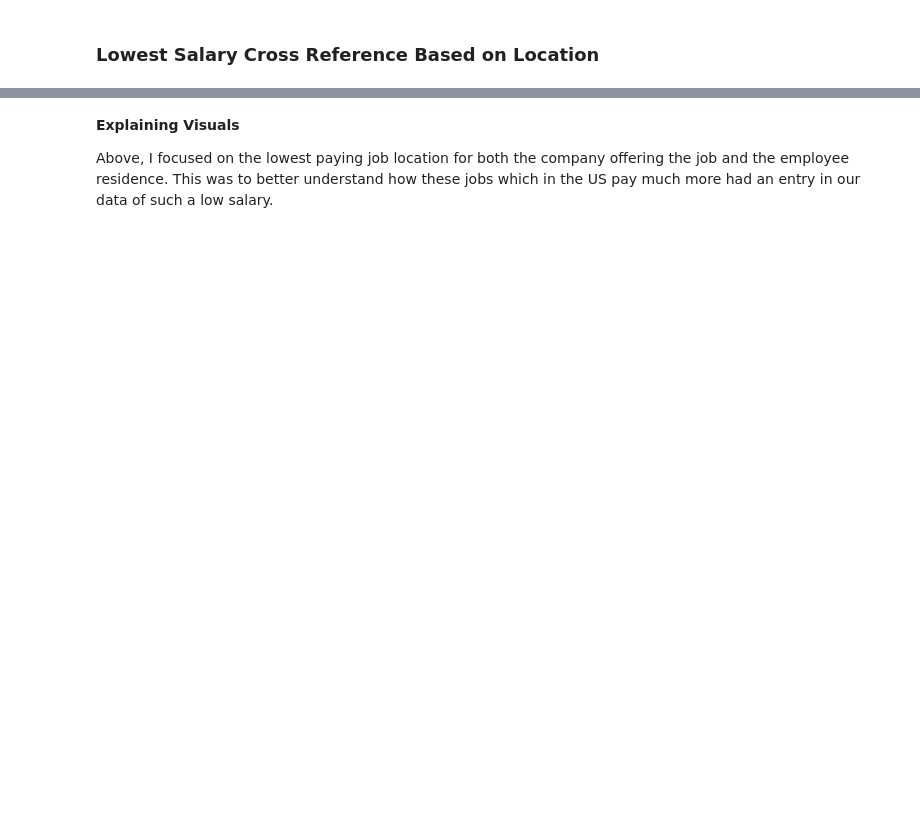
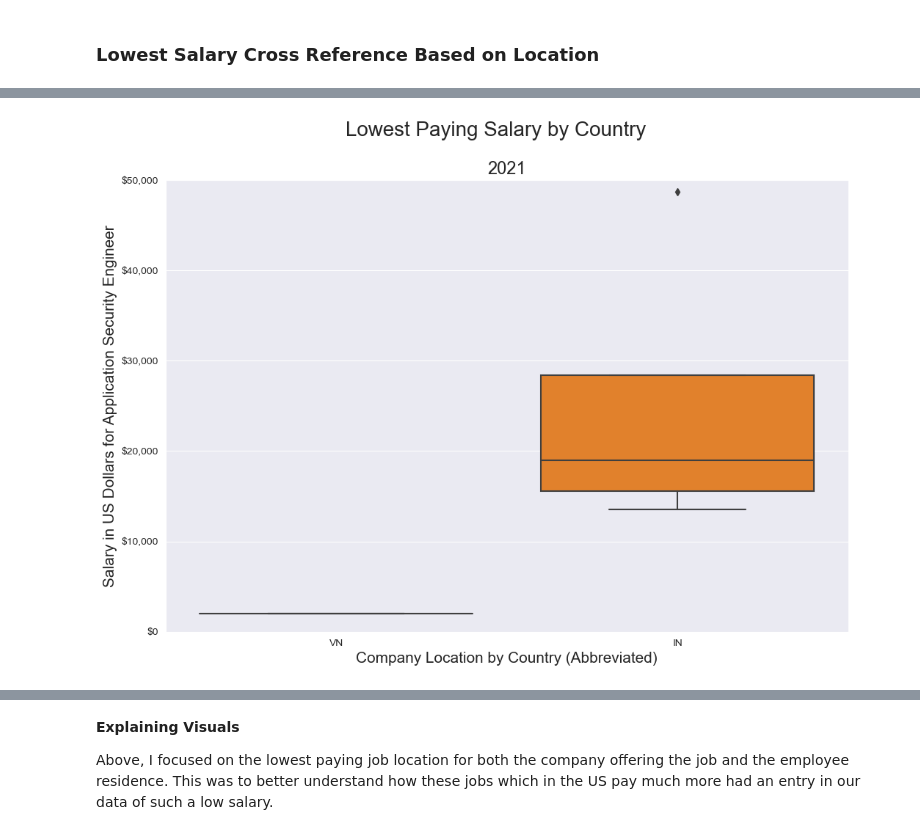
Before and after one commit to SantosAbimaelRomero/Cyber-Security-Salaries, a Jupyter notebook: Cyber Security Salary Presentation.ipynb, the cells around one changed output, grey strips where cells are left out. Cells and saved outputs as stored; diff of their text form; code cells hidden in the pictures; blank space fills up the shorter version.

```diff
--- a/Cyber Security Salary Presentation.ipynb
+++ b/Cyber Security Salary Presentation.ipynb
@@ -407,0 +412,4 @@ locsal(df_2022_low, 'Company','company_location')
+# %%
+locsal(df_2021_low, 'Company', 'company_location')
+# %% [output]
+[figure, added]
```
Also changed, not shown: parts of 11 cells of this notebook.
